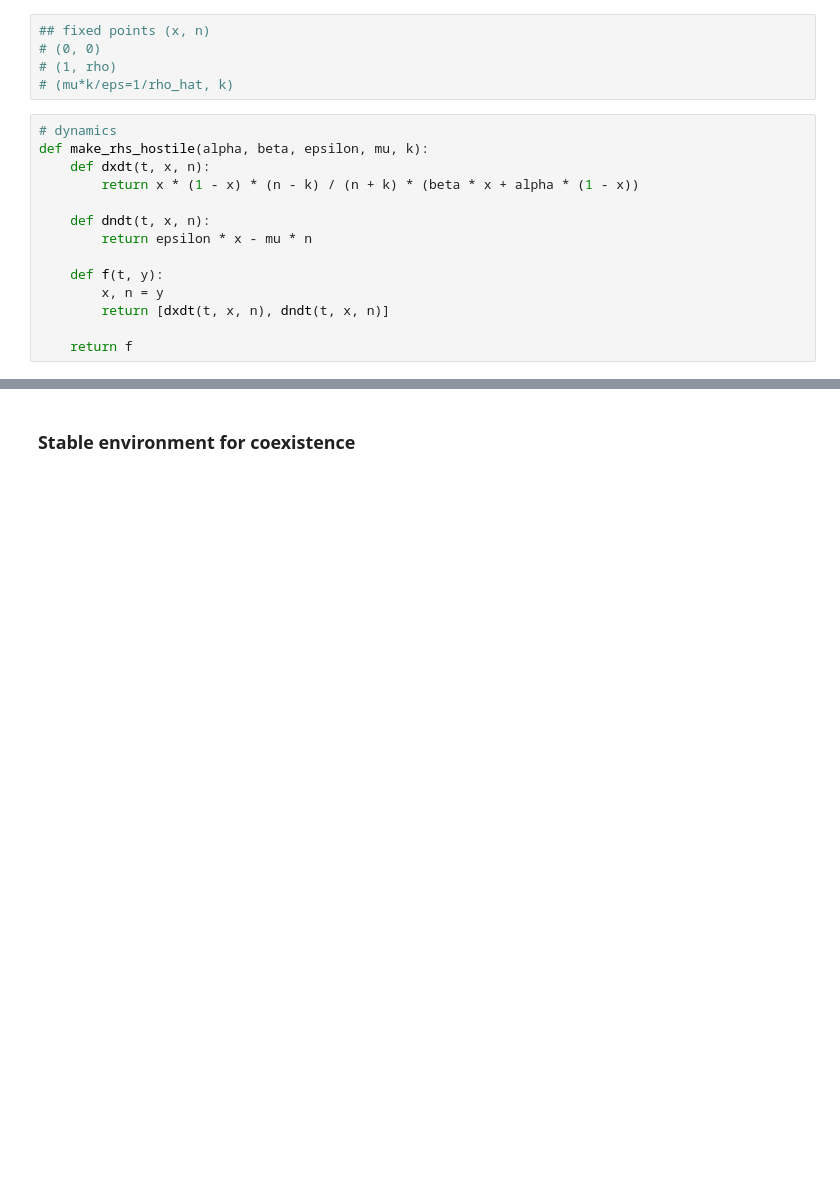
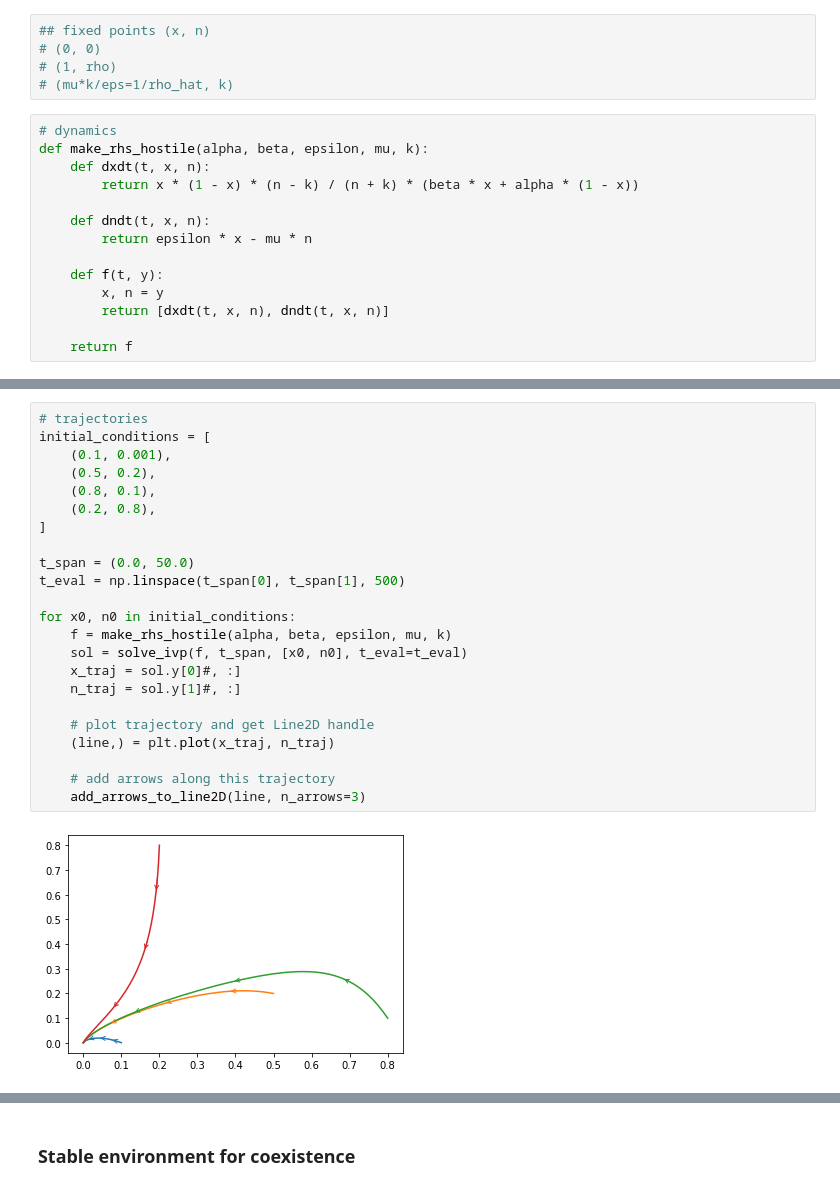
Before and after one commit to gyanezfeliu/dynamics_dormancy, a Jupyter notebook: Evolutionary dynamics of cancer dormancy.ipynb, the cells around one changed output, grey strips where cells are left out. Cells and saved outputs as stored; diff of their text form; blank space fills up the shorter version.

```diff
--- a/Evolutionary dynamics of cancer dormancy.ipynb
+++ b/Evolutionary dynamics of cancer dormancy.ipynb
@@ -390,3 +479,28 @@ rho = 0.5 (should be < k for hostile, sub-threshold regime)
+# %%
+# trajectories
+initial_conditions = [
+    (0.1, 0.001),
+    (0.5, 0.2),
+    (0.8, 0.1),
+    (0.2, 0.8),
+]
+
+t_span = (0.0, 50.0)
+t_eval = np.linspace(t_span[0], t_span[1], 500)
+
+for x0, n0 in initial_conditions:
+    f = make_rhs_hostile(alpha, beta, epsilon, mu, k)
+    sol = solve_ivp(f, t_span, [x0, n0], t_eval=t_eval)
+    x_traj = sol.y[0]#, :]
+    n_traj = sol.y[1]#, :]
+
+    # plot trajectory and get Line2D handle
+    (line,) = plt.plot(x_traj, n_traj)
+
+    # add arrows along this trajectory
+    add_arrows_to_line2D(line, n_arrows=3)
+# %% [output]
+[figure, added]
 # %%
 # phase portrait, vector field
 # state-space grid
```
Also changed, not shown: parts of 49 cells of this notebook.
